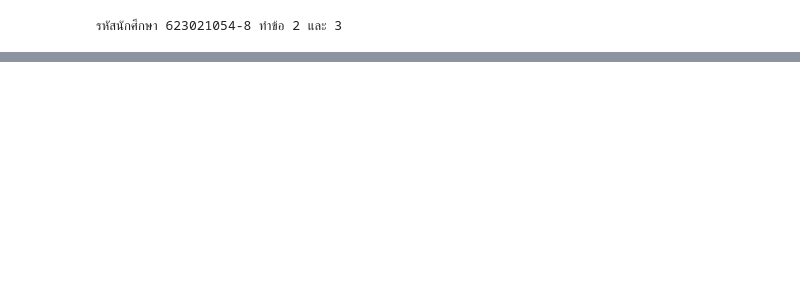
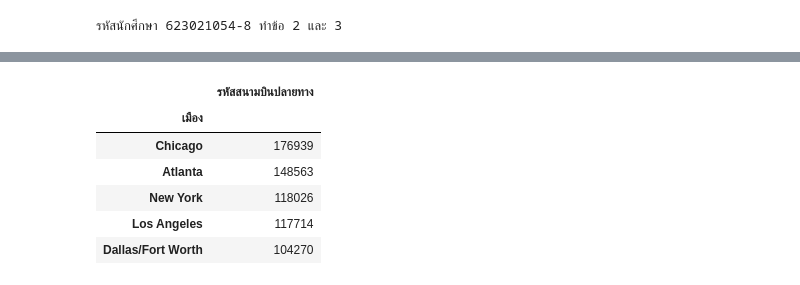
Before and after one commit to Jaomiew/DWDM21, a Jupyter notebook: MiniExam.ipynb, the cells around one changed output, grey strips where cells are left out. Saved outputs shown, nothing was run; the diff lists cells and outputs as text; code cells hidden in the pictures; blank space fills up the shorter version.

```diff
--- a/MiniExam.ipynb
+++ b/MiniExam.ipynb
@@ -72,0 +192,11 @@ gen_exams('623021054-8')
+# %%
+MAX1 = merged_airports.groupby('เมือง').count().sort_values(by=['รหัสสนามบินปลายทาง'],ascending=False) #หาเมืองที่มีขาเข้ามากที่สุด 5 อันดับเเรก
+MAX1.iloc[:5,4:5]
+# %% [output]
+|  | รหัสสนามบินปลายทาง |
+| เมือง |  |
+| Chicago | 176939 |
+| Atlanta | 148563 |
+| New York | 118026 |
+| Los Angeles | 117714 |
+| Dallas/Fort Worth | 104270 |
```
Also changed, not shown: parts of 22 cells of this notebook.
